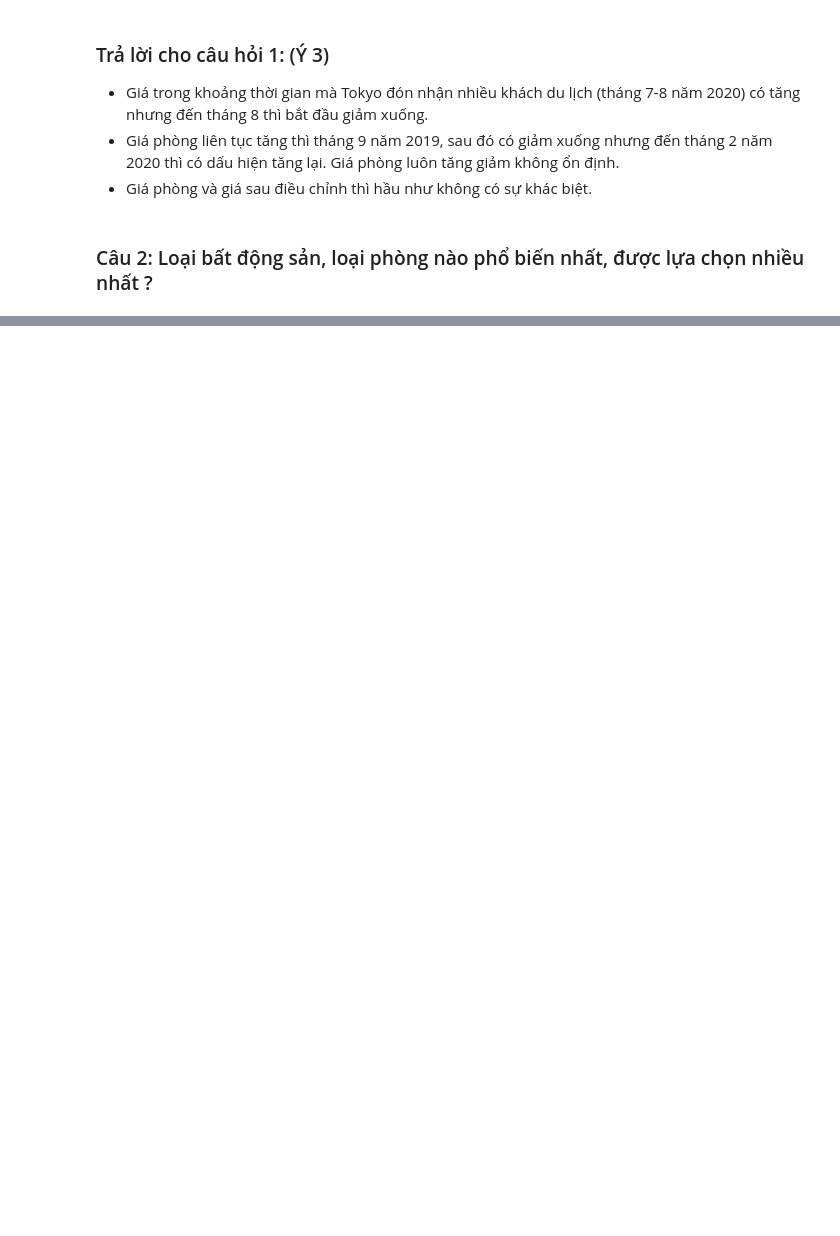
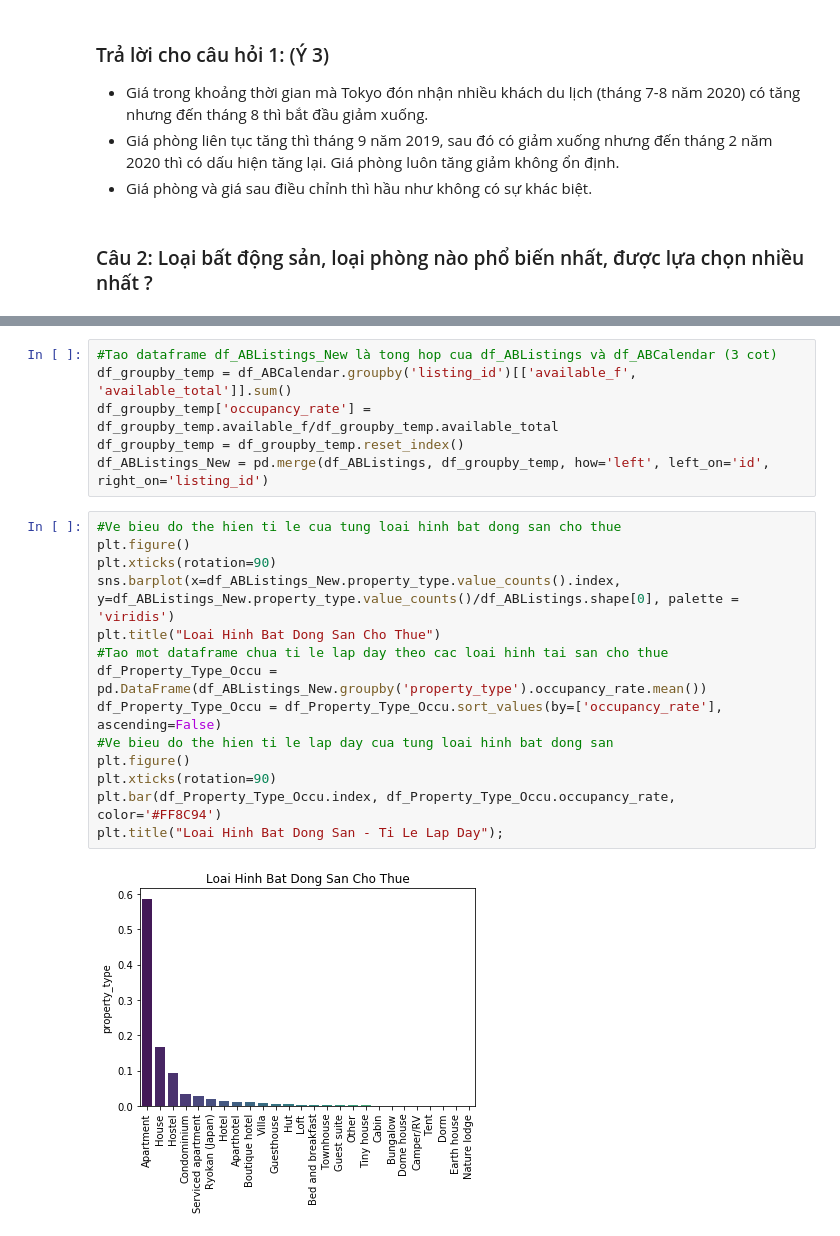
Before and after one commit to Tuyetmayy2410/LTKHDL_FinalProject, a Jupyter notebook: 1712892-NguyenThiTuyet.ipynb, the cells around one changed output, grey strips where cells are left out. Drawn from its saved outputs; the diff is of its cells as text; blank space fills up the shorter version.

```diff
--- a/1712892-NguyenThiTuyet.ipynb
+++ b/1712892-NguyenThiTuyet.ipynb
@@ -477,0 +608,22 @@ plt.ylabel('Gia phong trung binh', fontsize=12)
+# %%
+#Tao dataframe df_ABListings_New là tong hop cua df_ABListings và df_ABCalendar (3 cot)
+df_groupby_temp = df_ABCalendar.groupby('listing_id')[['available_f', 'available_total']].sum()
+df_groupby_temp['occupancy_rate'] = df_groupby_temp.available_f/df_groupby_temp.available_total
+df_groupby_temp = df_groupby_temp.reset_index()
+df_ABListings_New = pd.merge(df_ABListings, df_groupby_temp, how='left', left_on='id', right_on='listing_id')
+# %%
+#Ve bieu do the hien ti le cua tung loai hinh bat dong san cho thue
+plt.figure()
+plt.xticks(rotation=90)
+sns.barplot(x=df_ABListings_New.property_type.value_counts().index, y=df_ABListings_New.property_type.value_counts()/df_ABListings.shape[0], palette = 'viridis')
+plt.title("Loai Hinh Bat Dong San Cho Thue")
+#Tao mot dataframe chua ti le lap day theo cac loai hinh tai san cho thue
+df_Property_Type_Occu = pd.DataFrame(df_ABListings_New.groupby('property_type').occupancy_rate.mean())
+df_Property_Type_Occu = df_Property_Type_Occu.sort_values(by=['occupancy_rate'], ascending=False)
+#Ve bieu do the hien ti le lap day cua tung loai hinh bat dong san
+plt.figure()
+plt.xticks(rotation=90)
+plt.bar(df_Property_Type_Occu.index, df_Property_Type_Occu.occupancy_rate, color='#FF8C94')
+plt.title("Loai Hinh Bat Dong San - Ti Le Lap Day");
+# %% [output]
+[figure, added]
```
Also changed, not shown: parts of 21 cells of this notebook.
